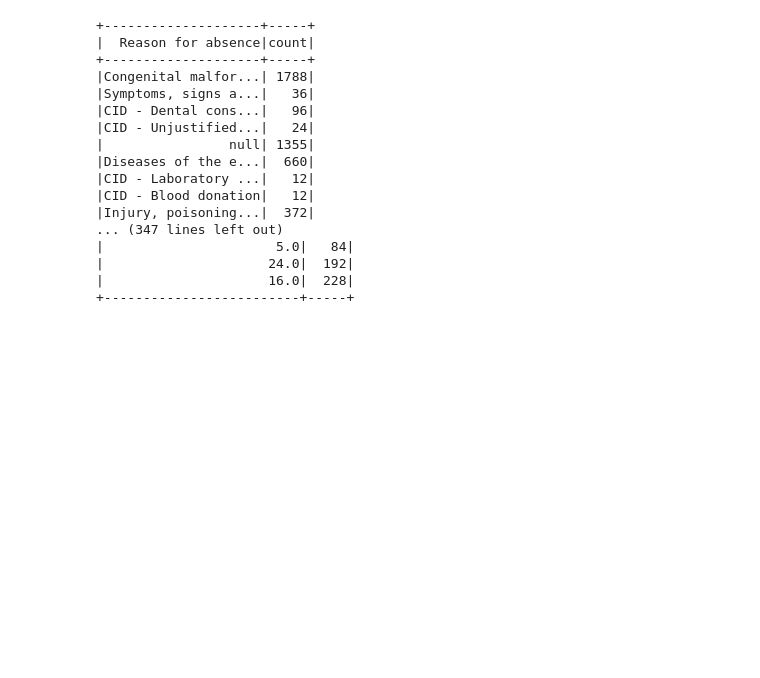
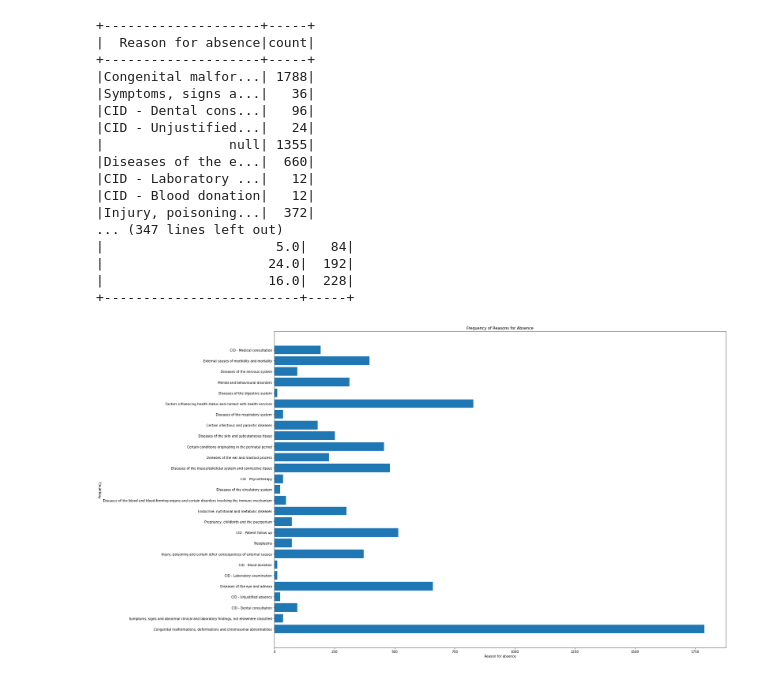
Before and after one commit to GuilhermeVCCdaSilva/ProjetoBD, a Jupyter notebook: ProjetoBigData_GuilhermeSilvaMarineFournieGonçaloAlves.ipynb, the cells around one changed output. Saved outputs shown, nothing was run; the diff lists cells and outputs as text; code cells hidden in the pictures; blank space fills up the shorter version.

Commit message:
added plots reformated

```diff
--- a/ProjetoBigData_GuilhermeSilvaMarineFournieGonçaloAlves.ipynb
+++ b/ProjetoBigData_GuilhermeSilvaMarineFournieGonçaloAlves.ipynb
@@ -458,3 +404,20 @@ for col in df.columns:
 |                     24.0|  192|
 |                     16.0|  228|
 +-------------------------+-----+
+# %%
+import matplotlib.pyplot as plt
+
+# Count the frequency of each category in "Reason for absence" column
+df = df.dropna(subset = ["Reason for absence"])
+reason_counts = df.groupBy("Reason for absence").count().toPandas()
+
+# Plot the bar chart
+plt.figure(figsize=(25, 18))
+plt.barh(reason_counts["Reason for absence"], reason_counts["count"])
+plt.xlabel("Reason for absence")
+plt.ylabel("Frequency")
+plt.title("Frequency of Reasons for Absence")
+
+plt.show()
+# %% [output]
+[figure, added]
```
Also changed, not shown: parts of 4 cells of this notebook.
